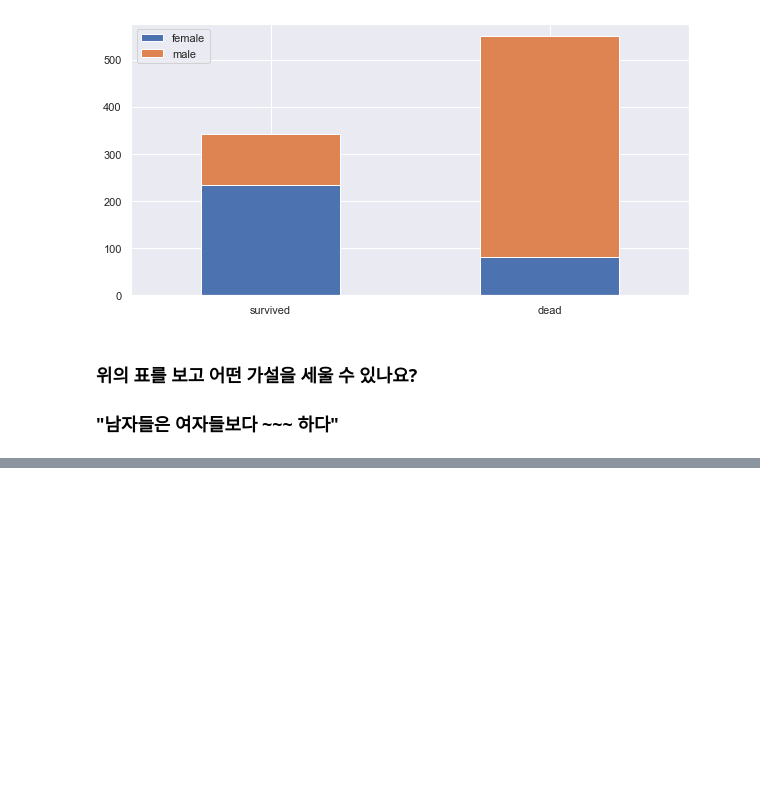
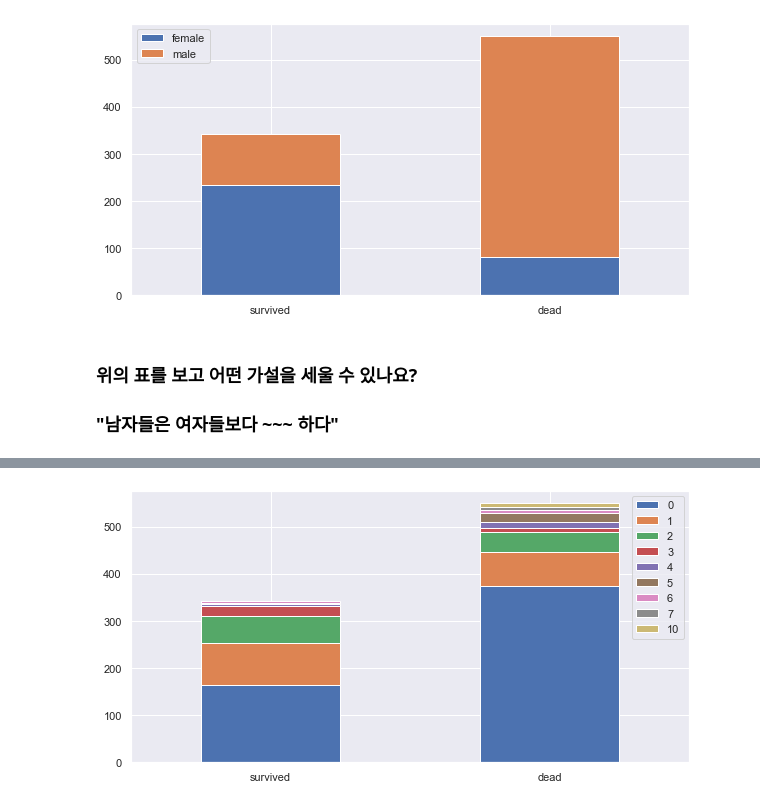
Before and after one commit to Kstyle0710/my_titanic, a Jupyter notebook: my_titanic.ipynb, the cells around one changed output, grey strips where cells are left out. Saved outputs shown, nothing was run; the diff lists cells and outputs as text; code cells hidden in the pictures; blank space fills up the shorter version.

```diff
--- a/my_titanic.ipynb
+++ b/my_titanic.ipynb
@@ -126,0 +145,4 @@ bar_chart("Sex")
+# %%
+bar_chart("family")
+# %% [output]
+[figure, added]
```
Also changed, not shown: parts of 34 cells of this notebook.
